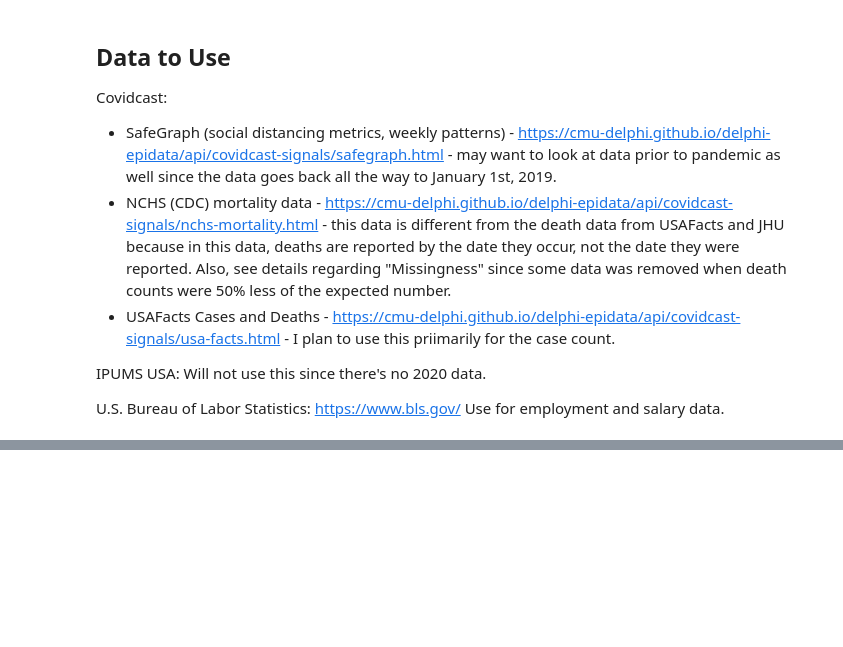
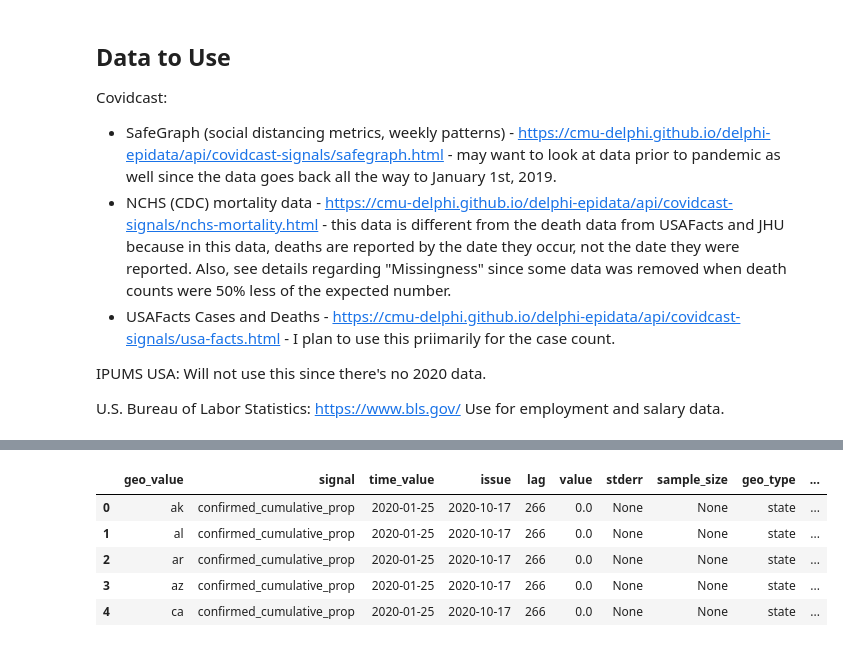
Before and after one commit to erickzli/IS597-COVID-Project, a Jupyter notebook: Kerstin's Folder/Step 1- Data Cleaning and Initial Exploration.ipynb, the cells around one changed output, grey strips where cells are left out. Saved outputs shown, nothing was run; the diff lists cells and outputs as text; code cells hidden in the pictures; blank space fills up the shorter version.

```diff
--- a/Kerstin's Folder/Step 1- Data Cleaning and Initial Exploration.ipynb
+++ b/Kerstin's Folder/Step 1- Data Cleaning and Initial Exploration.ipynb
@@ -52,0 +82,11 @@ Use for employment and salary data.
+# %%
+usa_facts_data = covidcast.signal("usa-facts", "confirmed_cumulative_prop", date(2020, 1, 25), date(2020, 12, 31), geo_type = "state")
+# %%
+usa_facts_data.head()
+# %% [output]
+|  | geo_value | signal | time_value | issue | lag | value | stderr | sample_size | geo_type | ... |
+| 0 | ak | confirmed_cumulative_prop | 2020-01-25 | 2020-10-17 | 266 | 0.0 | None | None | state | ... |
+| 1 | al | confirmed_cumulative_prop | 2020-01-25 | 2020-10-17 | 266 | 0.0 | None | None | state | ... |
+| 2 | ar | confirmed_cumulative_prop | 2020-01-25 | 2020-10-17 | 266 | 0.0 | None | None | state | ... |
+| 3 | az | confirmed_cumulative_prop | 2020-01-25 | 2020-10-17 | 266 | 0.0 | None | None | state | ... |
+| 4 | ca | confirmed_cumulative_prop | 2020-01-25 | 2020-10-17 | 266 | 0.0 | None | None | state | ... |
```
Also changed, not shown: parts of 11 cells of this notebook.
